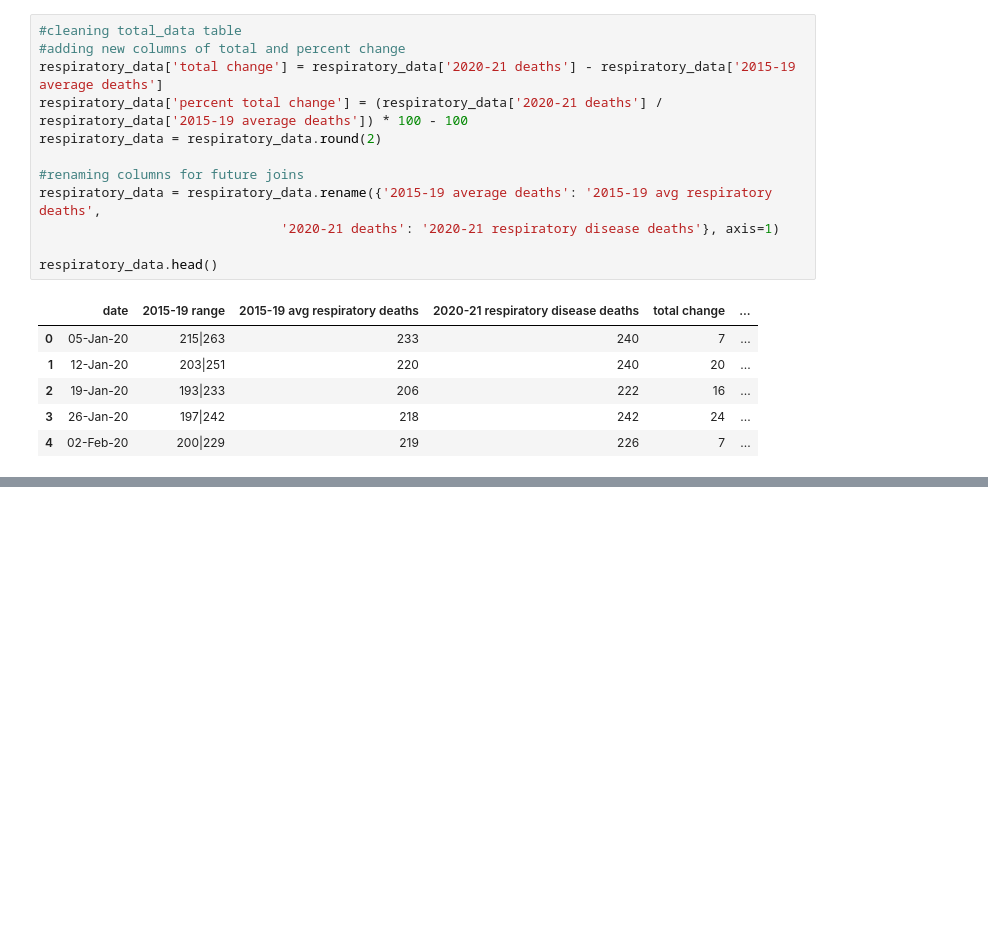
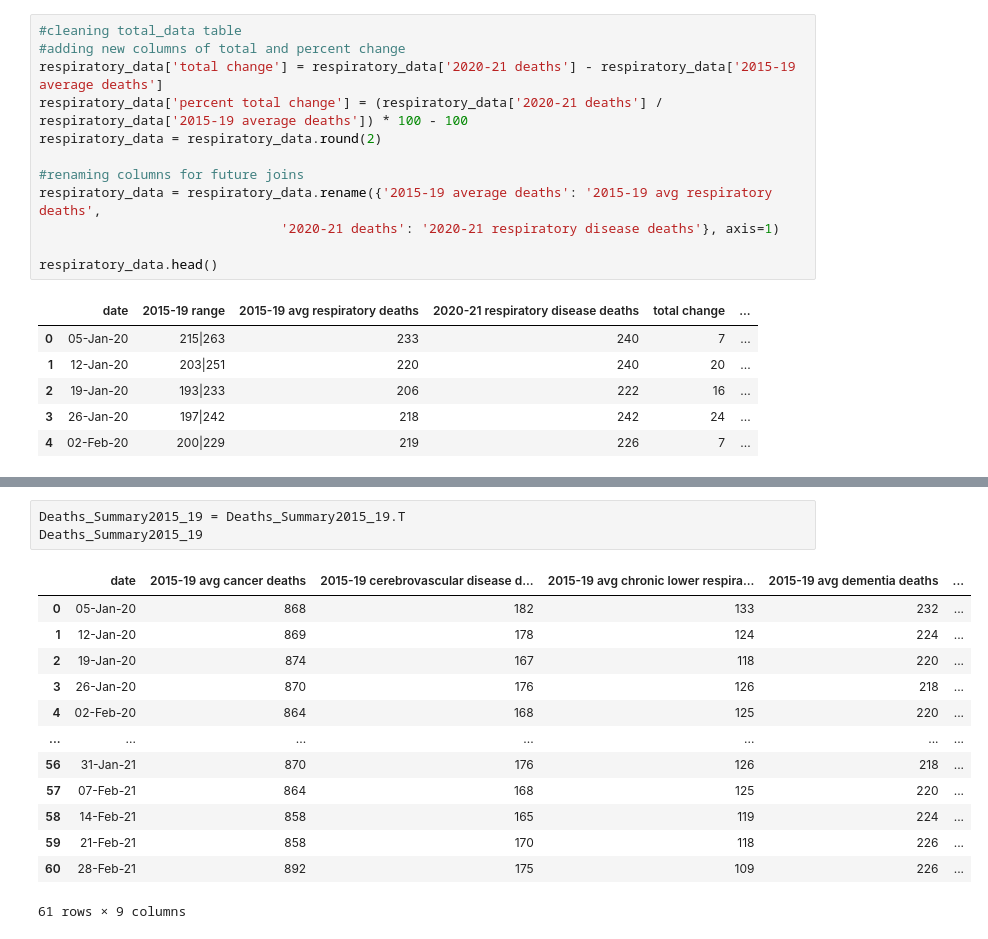
Before and after one commit to JackXinPan/ETL-Project, a Jupyter notebook: SQL/py.ipynb, the cells around one changed output, grey strips where cells are left out. Saved outputs shown, nothing was run; the diff lists cells and outputs as text; blank space fills up the shorter version.

```diff
--- a/SQL/py.ipynb
+++ b/SQL/py.ipynb
@@ -214,0 +238,17 @@ respiratory_data.head()
+# %%
+Deaths_Summary2015_19 = Deaths_Summary2015_19.T
+Deaths_Summary2015_19
+# %% [output]
+|  | date | 2015-19 avg cancer deaths | 2015-19 cerebrovascular disease d... | 2015-19 avg chronic lower respira... | 2015-19 avg dementia deaths | ... |
+| 0 | 05-Jan-20 | 868 | 182 | 133 | 232 | ... |
+| 1 | 12-Jan-20 | 869 | 178 | 124 | 224 | ... |
+| 2 | 19-Jan-20 | 874 | 167 | 118 | 220 | ... |
+| 3 | 26-Jan-20 | 870 | 176 | 126 | 218 | ... |
+| 4 | 02-Feb-20 | 864 | 168 | 125 | 220 | ... |
+| ... | ... | ... | ... | ... | ... | ... |
+| 56 | 31-Jan-21 | 870 | 176 | 126 | 218 | ... |
+| 57 | 07-Feb-21 | 864 | 168 | 125 | 220 | ... |
+| 58 | 14-Feb-21 | 858 | 165 | 119 | 224 | ... |
+| 59 | 21-Feb-21 | 858 | 170 | 118 | 226 | ... |
+| 60 | 28-Feb-21 | 892 | 175 | 109 | 226 | ... |
+61 rows × 9 columns
```
Also changed, not shown: parts of 40 cells of this notebook.
